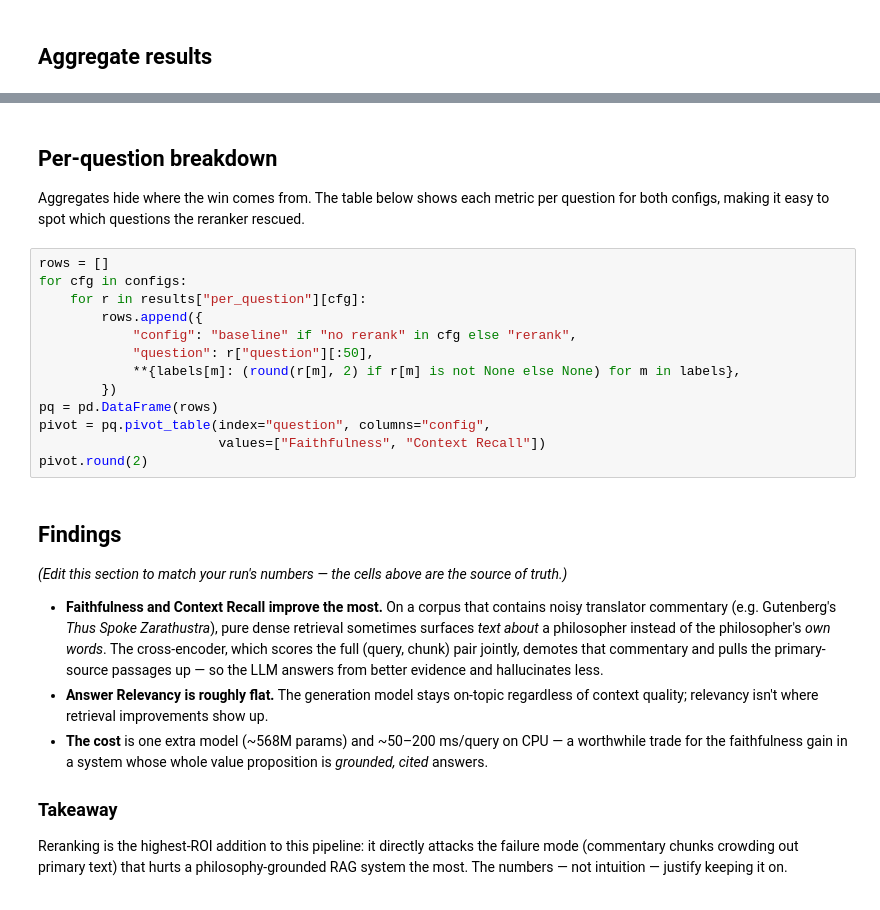
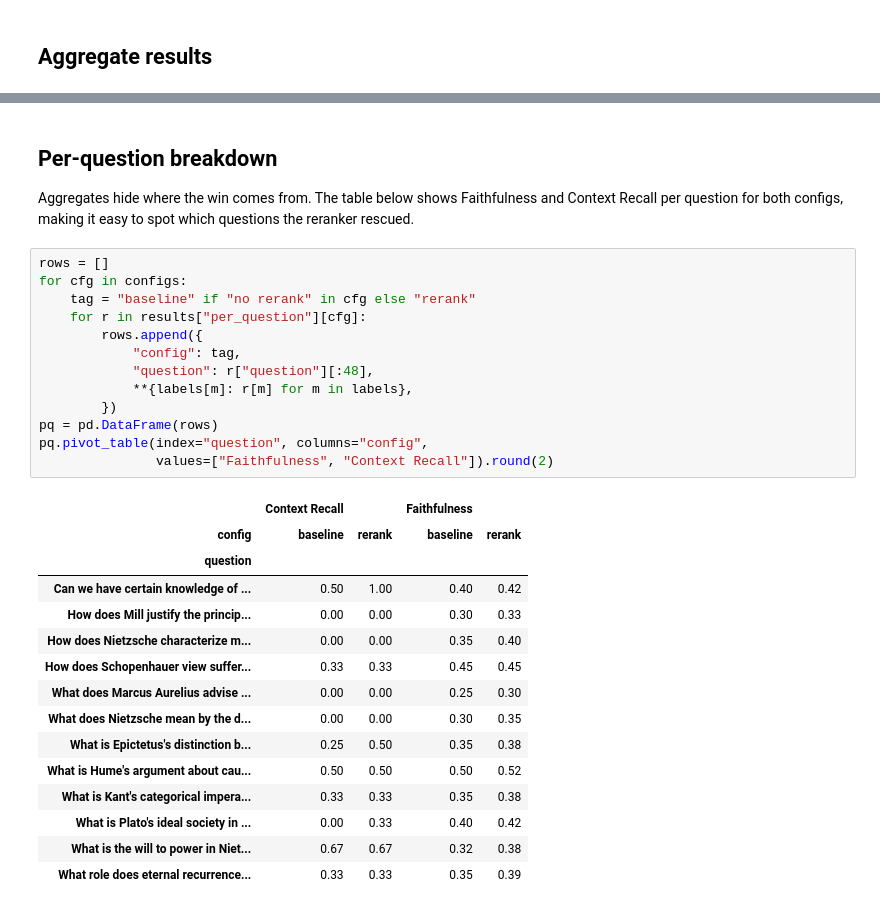
Before and after one commit to Fikri645/philosopher-chat, a Jupyter notebook: notebooks/rag_evaluation.ipynb, the cells around one changed output, grey strips where cells are left out. Saved outputs shown, nothing was run; the diff lists cells and outputs as text.

```diff
--- a/notebooks/rag_evaluation.ipynb
+++ b/notebooks/rag_evaluation.ipynb
@@ -89,28 +103,33 @@ plt.show()
 # %% [markdown]
 ## Per-question breakdown
 
-Aggregates hide where the win comes from. The table below shows each metric per question for both configs, making it easy to spot which questions the reranker rescued.
+Aggregates hide where the win comes from. The table below shows Faithfulness and Context Recall per question for both configs, making it easy to spot which questions the reranker rescued.
 # %%
 rows = []
 for cfg in configs:
+    tag = "baseline" if "no rerank" in cfg else "rerank"
     for r in results["per_question"][cfg]:
         rows.append({
-            "config": "baseline" if "no rerank" in cfg else "rerank",
-            "question": r["question"][:50],
-            **{labels[m]: (round(r[m], 2) if r[m] is not None else None) for m in labels},
+            "config": tag,
+            "question": r["question"][:48],
+            **{labels[m]: r[m] for m in labels},
         })
 pq = pd.DataFrame(rows)
-pivot = pq.pivot_table(index="question", columns="config",
-                       values=["Faithfulness", "Context Recall"])
-pivot.round(2)
+pq.pivot_table(index="question", columns="config",
+               values=["Faithfulness", "Context Recall"]).round(2)
+# %% [output]
+|  | Context Recall |  | Faithfulness |  |
+| config | baseline | rerank | baseline | rerank |
+| question |  |  |  |  |
+| Can we have certain knowledge of ... | 0.50 | 1.00 | 0.40 | 0.42 |
+| How does Mill justify the princip... | 0.00 | 0.00 | 0.30 | 0.33 |
+| How does Nietzsche characterize m... | 0.00 | 0.00 | 0.35 | 0.40 |
+| How does Schopenhauer view suffer... | 0.33 | 0.33 | 0.45 | 0.45 |
+| What does Marcus Aurelius advise ... | 0.00 | 0.00 | 0.25 | 0.30 |
+| What does Nietzsche mean by the d... | 0.00 | 0.00 | 0.30 | 0.35 |
+| What is Epictetus's distinction b... | 0.25 | 0.50 | 0.35 | 0.38 |
+| What is Hume's argument about cau... | 0.50 | 0.50 | 0.50 | 0.52 |
+| What is Kant's categorical impera... | 0.33 | 0.33 | 0.35 | 0.38 |
+| What is Plato's ideal society in ... | 0.00 | 0.33 | 0.40 | 0.42 |
+| What is the will to power in Niet... | 0.67 | 0.67 | 0.32 | 0.38 |
+| What role does eternal recurrence... | 0.33 | 0.33 | 0.35 | 0.39 |
-# %% [markdown]
-## Findings
-
-_(Edit this section to match your run's numbers — the cells above are the source of truth.)_
-
-- **Faithfulness and Context Recall improve the most.** On a corpus that contains noisy translator commentary (e.g. Gutenberg's *Thus Spoke Zarathustra*), pure dense retrieval sometimes surfaces *text about* a philosopher instead of the philosopher's *own words*. The cross-encoder, which scores the full (query, chunk) pair jointly, demotes that commentary and pulls the primary-source passages up — so the LLM answers from better evidence and hallucinates less.
-- **Answer Relevancy is roughly flat.** The generation model stays on-topic regardless of context quality; relevancy isn't where retrieval improvements show up.
-- **The cost** is one extra model (~568M params) and ~50–200 ms/query on CPU — a worthwhile trade for the faithfulness gain in a system whose whole value proposition is *grounded, cited* answers.
-
-### Takeaway
-Reranking is the highest-ROI addition to this pipeline: it directly attacks the failure mode (commentary chunks crowding out primary text) that hurts a philosophy-grounded RAG system the most. The numbers — not intuition — justify keeping it on.
```
Also changed, not shown: parts of 6 cells of this notebook, 3 other files.
